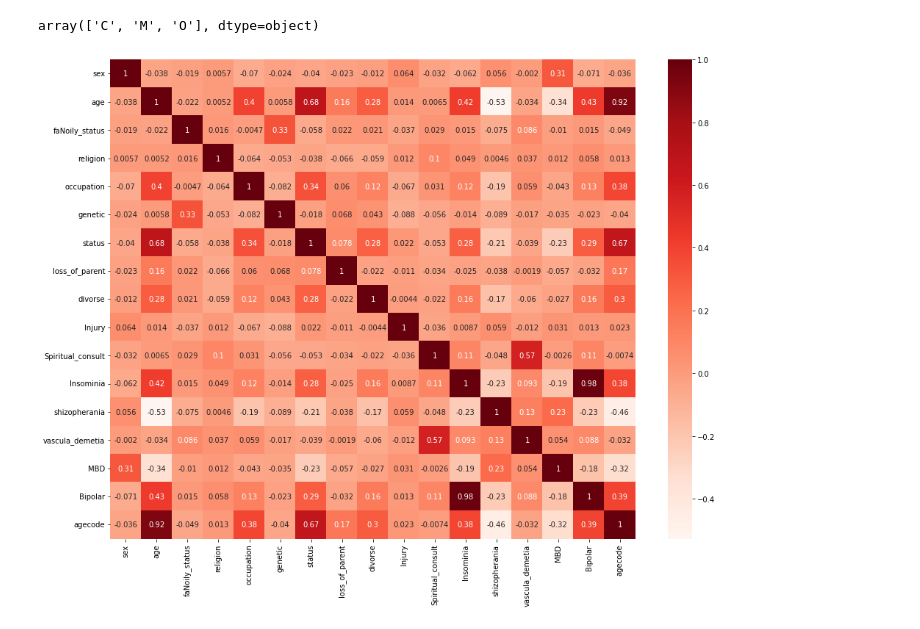
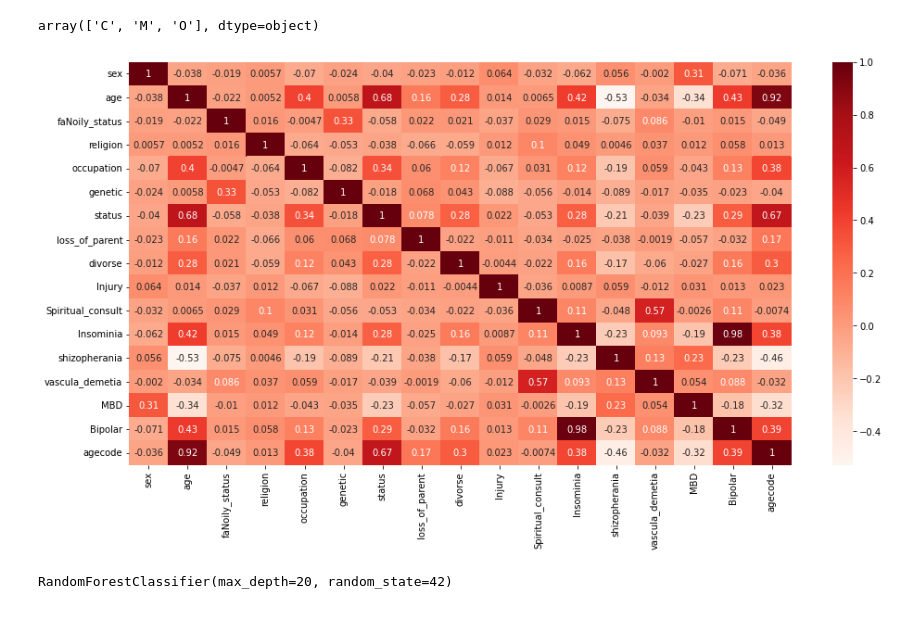
Before and after one commit to qingemeng/cs598dlh-final, a Jupyter notebook: Final.ipynb, the cells around one changed output. Cells and saved outputs as stored; diff of their text form; code cells hidden in the pictures.

```diff
--- a/Final.ipynb
+++ b/Final.ipynb
@@ -503,10 +543,15 @@ df[df=='N       \x1a'] = 0
 df = df.astype('int32')
 df = pd.DataFrame(df, columns=columns)
 # %%
-plt.figure(figsize=(16,12))
+plt.figure(figsize=(16,8))
 
 cor = df.corr()
 sns.heatmap(cor, annot=True, cmap=plt.cm.Reds)
 plt.show()
 # %% [output]
-[figure, old version]
+[figure, new version]
+# %%
+clf = RandomForestClassifier(random_state=RANDOM_STATE, max_depth=20)
+clf.fit(over_X, over_Y)
+# %% [output]
+RandomForestClassifier(max_depth=20, random_state=42)
```
Also changed, not shown: parts of 15 cells of this notebook.
